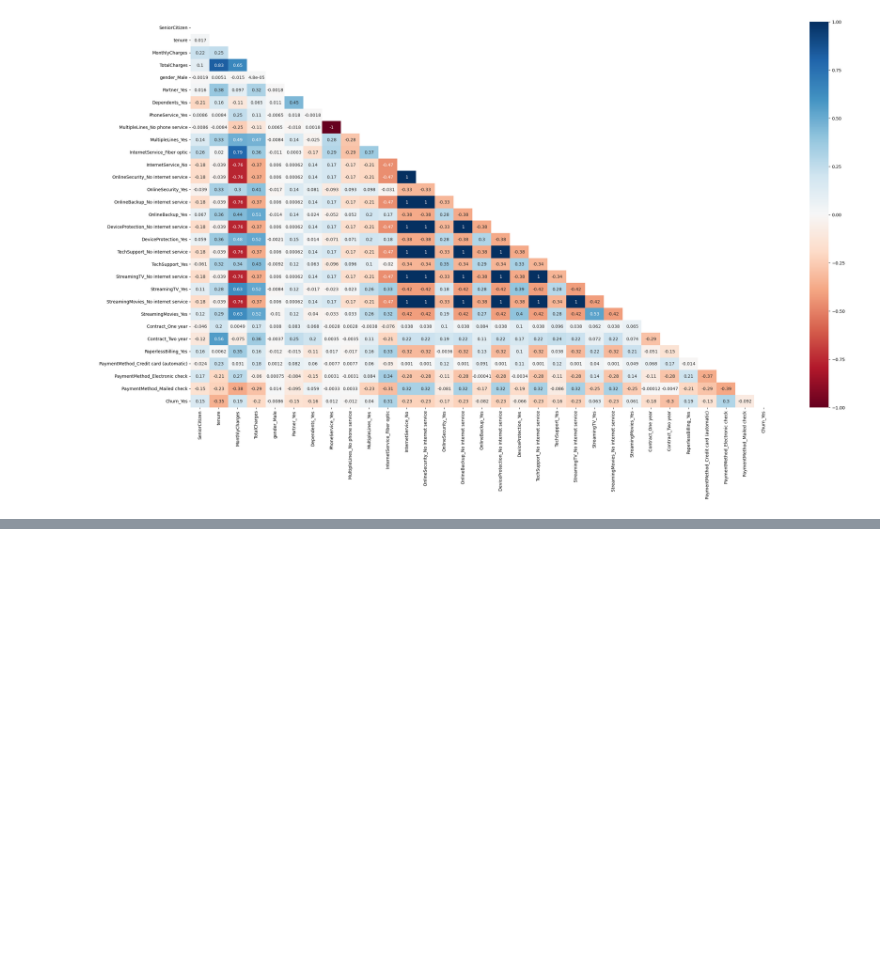
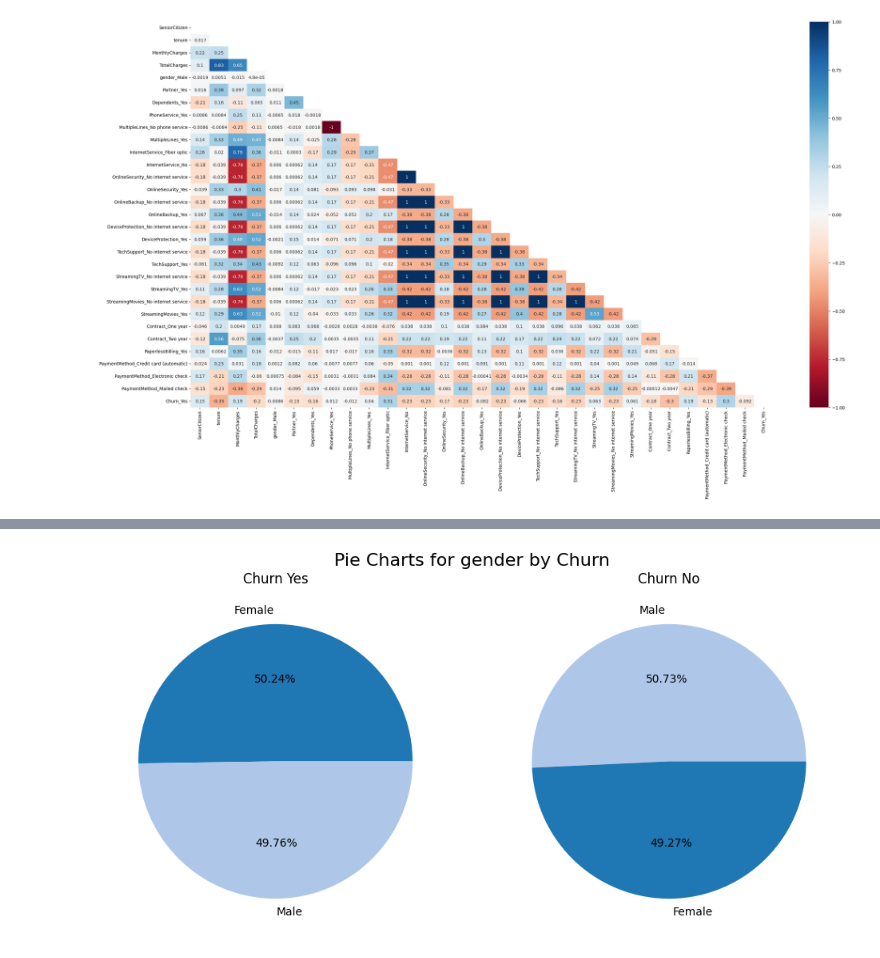
Before and after one commit to vinicius-mattoso/MVP_Sprint_Analise_de_Dados, a Jupyter notebook: MVP_Sprint_Analise_de_Dados_Notebook_Churn.ipynb, the cells around one changed output, grey strips where cells are left out. Saved outputs shown, nothing was run; the diff lists cells and outputs as text; code cells hidden in the pictures; blank space fills up the shorter version.

```diff
--- a/MVP_Sprint_Analise_de_Dados_Notebook_Churn.ipynb
+++ b/MVP_Sprint_Analise_de_Dados_Notebook_Churn.ipynb
@@ -374,0 +439,34 @@ plt.show()
+# %%
+import pandas as pd
+import matplotlib.pyplot as plt
+
+def plot_pie(dataset, column_name):
+    if not isinstance(dataset, pd.DataFrame):
+        raise ValueError("Input should be a Pandas DataFrame")
+
+    if column_name not in dataset.columns:
+        raise ValueError("Column not found in the dataset")
+
+    fig, axes = plt.subplots(1, 2, figsize=(10, 5))
+
+    churn_yes = dataset[dataset['Churn'] == 'Yes']
+    churn_no = dataset[dataset['Churn'] == 'No']
+
+    churn_yes_counts = churn_yes[column_name].value_counts(normalize=True)
+    churn_no_counts = churn_no[column_name].value_counts(normalize=True)
+
+    # Get unique values from both churn groups to create a common color map
+    unique_values = set(churn_yes[column_name].unique()).union(set(churn_no[column_name].unique()))
+    colors = plt.cm.tab20.colors[:len(unique_values)]
+
+    color_map = {value: colors[i] for i, value in enumerate(unique_values)}
+
+    axes[0].pie(churn_yes_counts, labels=churn_yes_counts.index, autopct='%1.2f%%', colors=[color_map[val] for val in churn_yes_counts.index])
+    axes[0].set_title(f'Churn Yes')
+
+    axes[1].pie(churn_no_counts, labels=churn_no_counts.index, autopct='%1.2f%%', colors=[color_map[val] for val in churn_no_counts.index])
+    axes[1].set_title(f'Churn No')
+
+    fig.suptitle(f'Pie Charts for {column_name} by Churn', fontsize=16)
+    plt.tight_layout()
+    plt.show()
@@ -374,0 +508,4 @@ plt.show()
+# %%
+plot_pie(data_no_id, 'gender')
+# %% [output]
+[figure, added]
```
Also changed, not shown: parts of 21 cells of this notebook.
